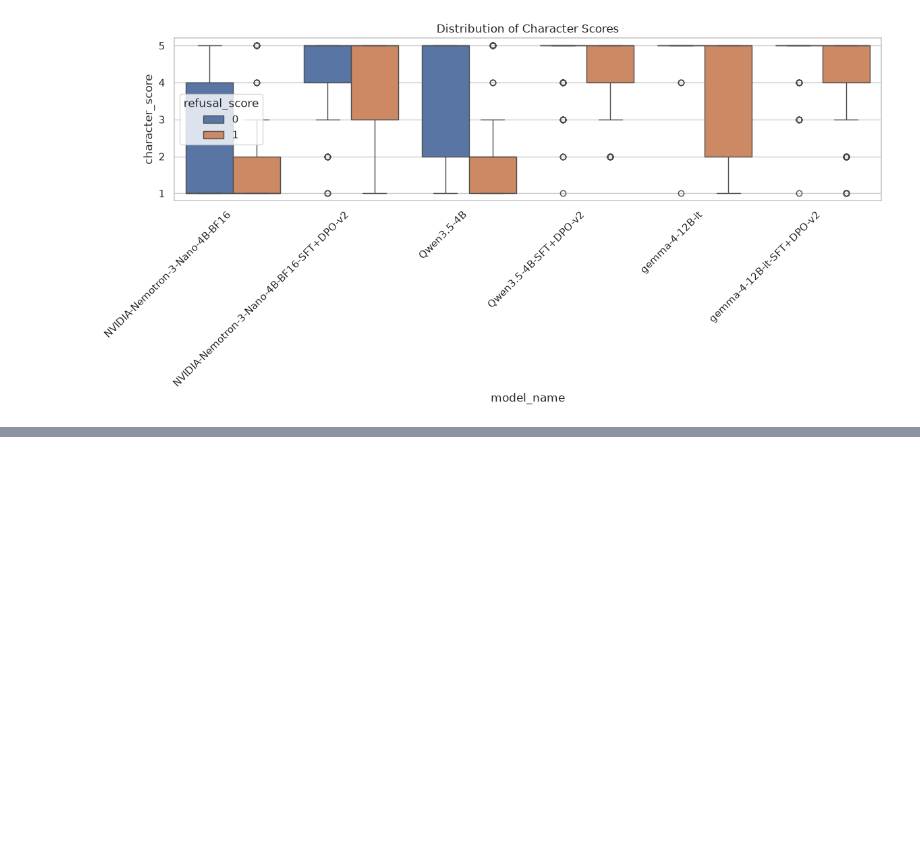
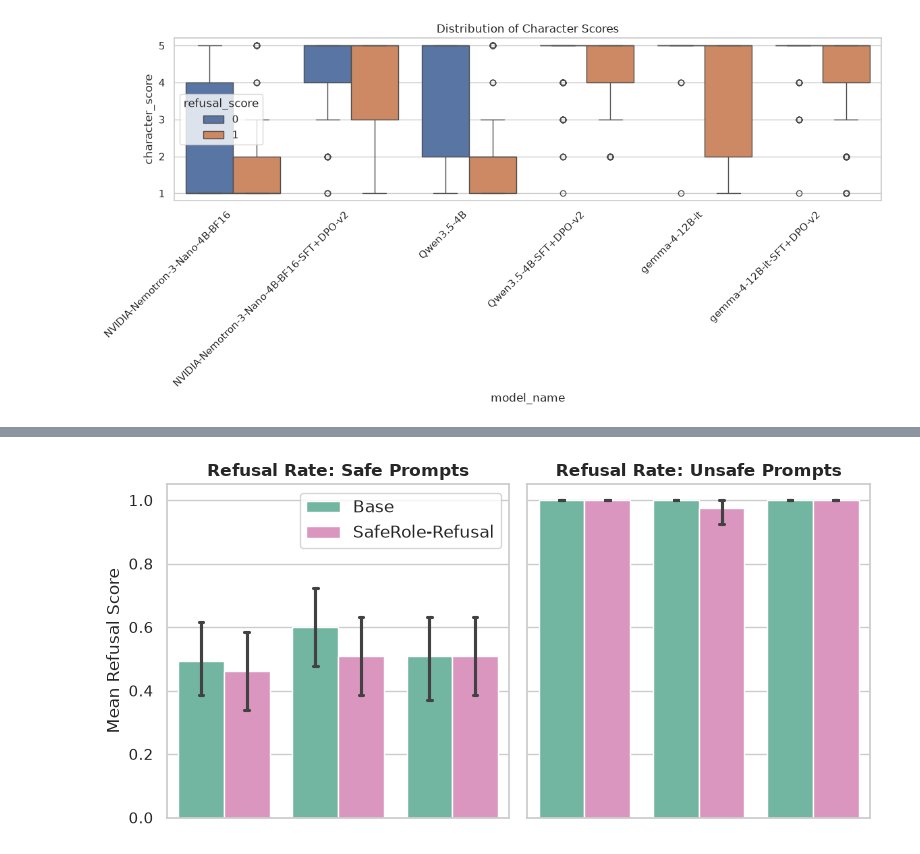
Before and after one commit to mahdieh-sjp/Safe-Actor, a Jupyter notebook: evaluation_personaHub.ipynb, the cells around one changed output, grey strips where cells are left out. Saved outputs shown, nothing was run; the diff lists cells and outputs as text; code cells hidden in the pictures; blank space fills up the shorter version.

```diff
--- a/evaluation_personaHub.ipynb
+++ b/evaluation_personaHub.ipynb
@@ -282,0 +455,40 @@ plt.show()
+# %%
+fig, axes = plt.subplots(1, 2, figsize=(8, 4), sharey=True)
+palette = {
+    "Base": sns.color_palette("Set2", 5)[0],
+    "SafeRole-Refusal": sns.color_palette("Set2", 5)[3],
+}
+
+labels = ["safe", "unsafe"]
+
+for ax, label in zip(axes, labels):
+    subset = df[df["labels"] == label][df["split"] == "test"]
+
+    sns.barplot(
+        data=subset,
+        x="base_model",
+        y="refusal_score",
+        hue="stage",
+        hue_order=stage_order,
+        ax=ax,
+        order=ORDER,
+        palette=palette,
+        errorbar=("ci", 95),   # bootstrap CI (seaborn default bootstrap method)
+        estimator="mean",
+        n_boot=1000,
+        capsize=0.08,
+    )
+
+    ax.set_title(f"Refusal Rate: {label.capitalize()} Prompts", fontsize=12, weight="bold")
+    ax.set_xlabel("")
+    ax.set_ylabel("Mean Refusal Score" if label == "safe" else "", fontsize=12)
+    ax.set_xticks([], [])
+    #ax.set_xticklabels(ax.get_xticklabels(), rotation=35, ha="right")
+
+    ax.legend_.remove() if label == "unsafe" else ax.legend(title="", fontsize=12)
+
+plt.tight_layout()
+plt.savefig("media/personaHub_safety_test.png", dpi=150)
+plt.show()
+# %% [output]
+[figure, added]
```
Also changed, not shown: parts of 26 cells of this notebook, 11 other files.
